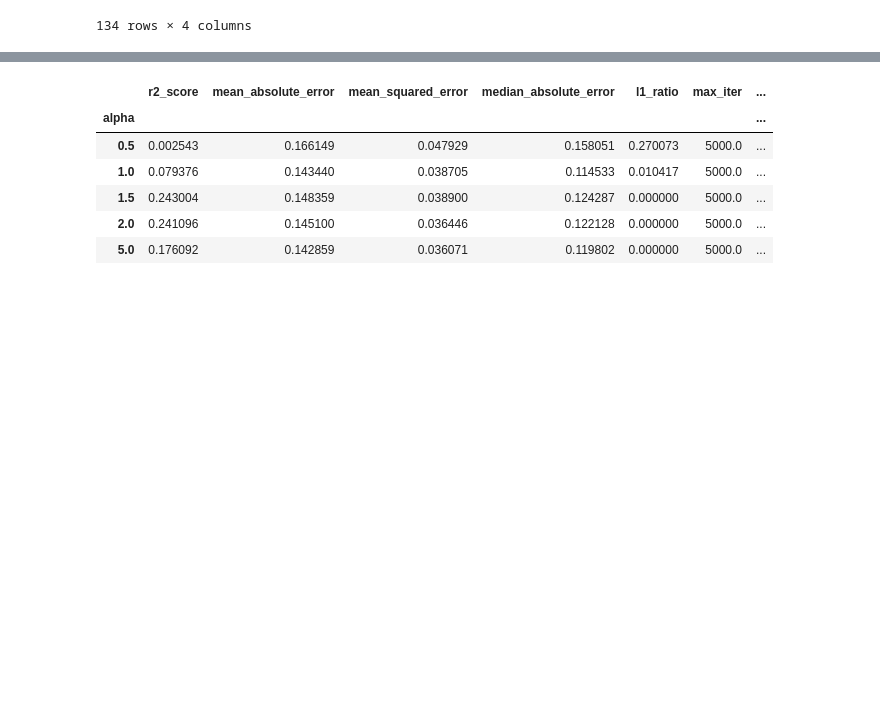
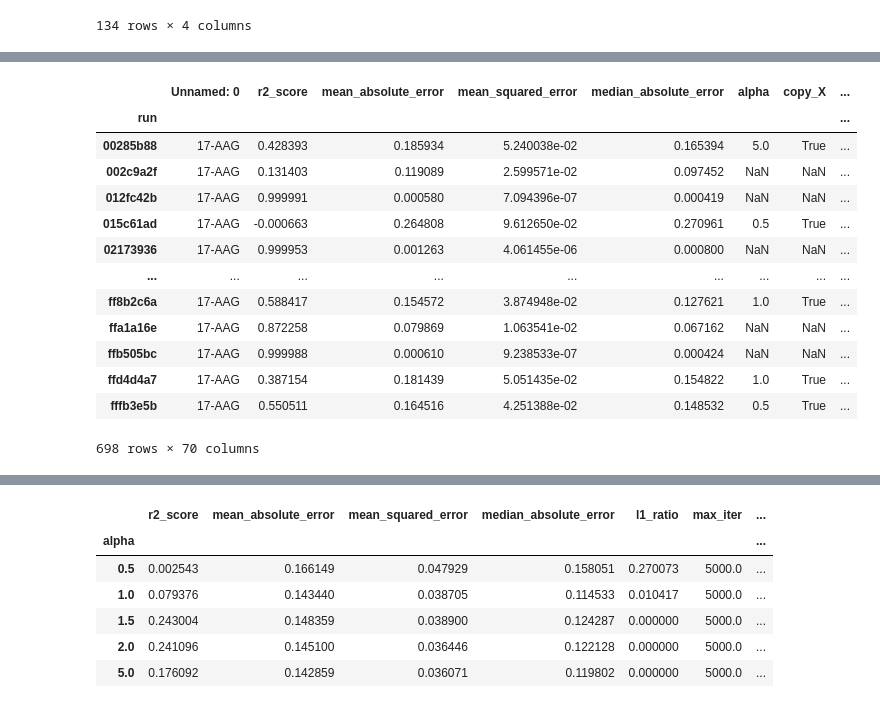
Before and after one commit to lucas-ubm/phc-data-pipeline, a Jupyter notebook: Ranalysis.ipynb, the cells around one changed output, grey strips where cells are left out. Cells and saved outputs as stored; diff of their text form; code cells hidden in the pictures; blank space fills up the shorter version.

```diff
--- a/Ranalysis.ipynb
+++ b/Ranalysis.ipynb
@@ -196,5 +197,22 @@ Name: 47bbb198, dtype: object
 # %%
 lo = k.join(ndata, lsuffix='n')
+# %%
+lo[lo['Unnamed: 0']=='17-AAG']
+# %% [output]
+|  | Unnamed: 0 | r2_score | mean_absolute_error | mean_squared_error | median_absolute_error | alpha | copy_X | ... |
+| run |  |  |  |  |  |  |  | ... |
+| 00285b88 | 17-AAG | 0.428393 | 0.185934 | 5.240038e-02 | 0.165394 | 5.0 | True | ... |
+| 002c9a2f | 17-AAG | 0.131403 | 0.119089 | 2.599571e-02 | 0.097452 | NaN | NaN | ... |
+| 012fc42b | 17-AAG | 0.999991 | 0.000580 | 7.094396e-07 | 0.000419 | NaN | NaN | ... |
+| 015c61ad | 17-AAG | -0.000663 | 0.264808 | 9.612650e-02 | 0.270961 | 0.5 | True | ... |
+| 02173936 | 17-AAG | 0.999953 | 0.001263 | 4.061455e-06 | 0.000800 | NaN | NaN | ... |
+| ... | ... | ... | ... | ... | ... | ... | ... | ... |
+| ff8b2c6a | 17-AAG | 0.588417 | 0.154572 | 3.874948e-02 | 0.127621 | 1.0 | True | ... |
+| ffa1a16e | 17-AAG | 0.872258 | 0.079869 | 1.063541e-02 | 0.067162 | NaN | NaN | ... |
+| ffb505bc | 17-AAG | 0.999988 | 0.000610 | 9.238533e-07 | 0.000424 | NaN | NaN | ... |
+| ffd4d4a7 | 17-AAG | 0.387154 | 0.181439 | 5.051435e-02 | 0.154822 | 1.0 | True | ... |
+| fffb3e5b | 17-AAG | 0.550511 | 0.164516 | 4.251388e-02 | 0.148532 | 0.5 | True | ... |
+698 rows × 70 columns
 # %%
 lo.groupby('model').mean()
 # %% [output]
```
Also changed, not shown: parts of 4 cells of this notebook, 5 other files.
